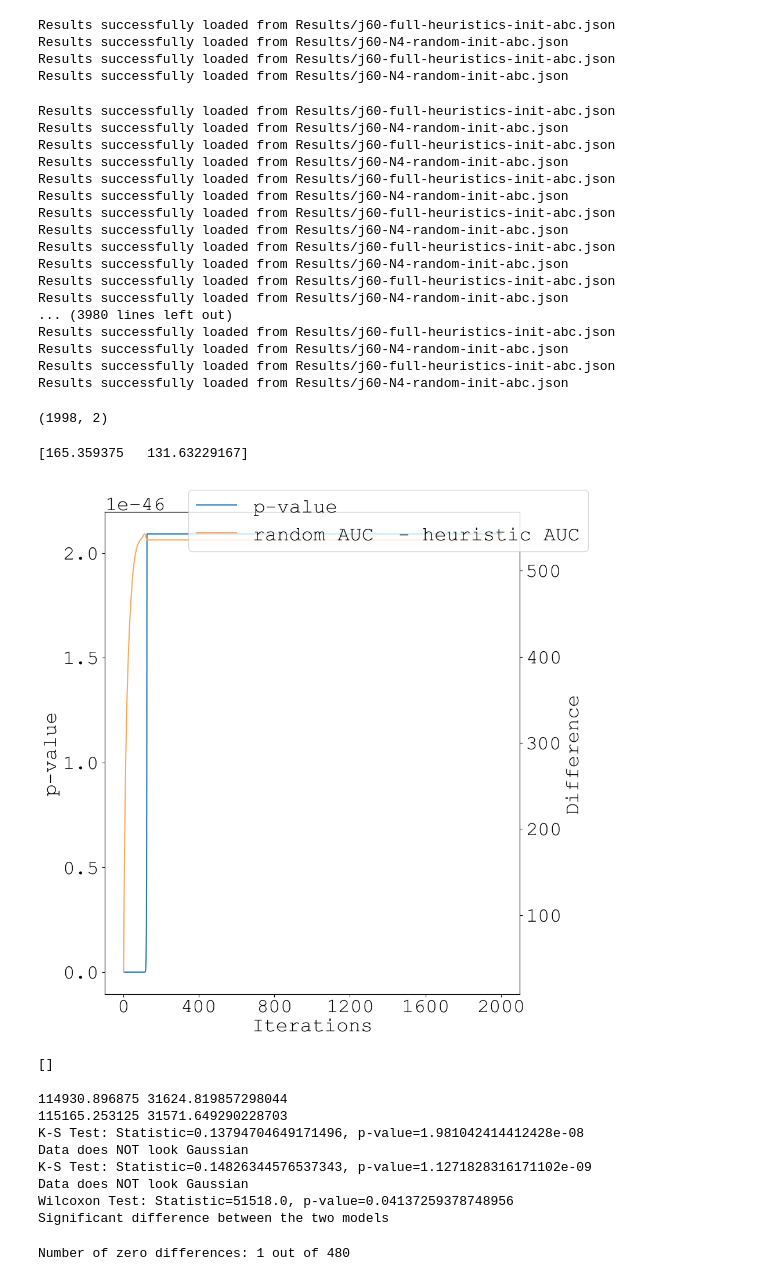
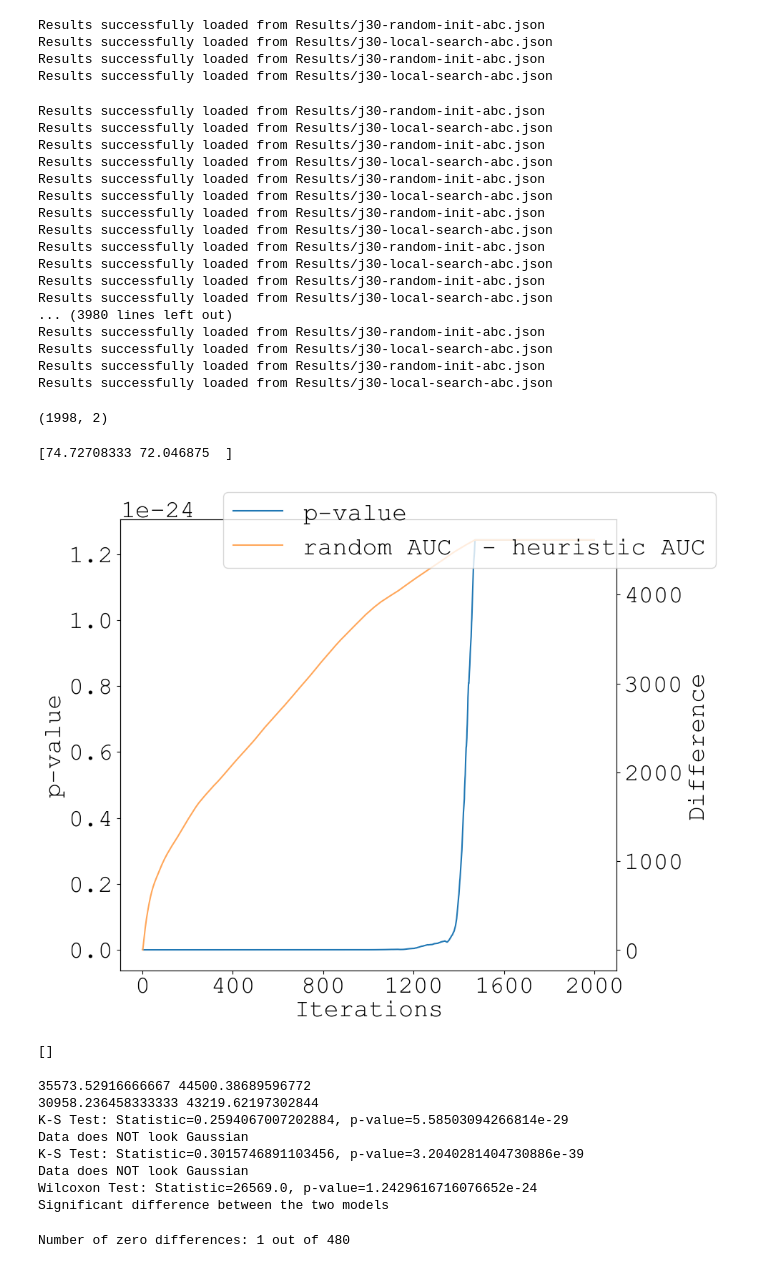
Before and after one commit to Pablof27/GS-ABC, a Jupyter notebook: AnalisisResultados.ipynb, the cells around one changed output. Cells and saved outputs as stored; diff of their text form; code cells hidden in the pictures.

Commit message:
local search experimentation

```diff
--- a/AnalisisResultados.ipynb
+++ b/AnalisisResultados.ipynb
@@ -121,16 +96,16 @@ Maximum desviation: 100
 # %%
-dataset = "j60"
-filename1 = f"Results/{dataset}-full-heuristics-init-abc.json"
-filename2 = f"Results/{dataset}-N4-random-init-abc.json"
+dataset = "j30"
+filename1 = f"Results/{dataset}-random-init-abc.json"
+filename2 = f"Results/{dataset}-local-search-abc.json"
 data1 = desviations(filename=filename1)
 data2 = desviations(filename=filename2)
-convergence1 = auc_data(filename=filename1, cycles=750)
-convergence2 = auc_data(filename=filename2, cycles=750)
+convergence1 = auc_data(filename=filename1)
+convergence2 = auc_data(filename=filename2)
 # %% [output]
-Results successfully loaded from Results/j60-full-heuristics-init-abc.json
-Results successfully loaded from Results/j60-N4-random-init-abc.json
-Results successfully loaded from Results/j60-full-heuristics-init-abc.json
-Results successfully loaded from Results/j60-N4-random-init-abc.json
+Results successfully loaded from Results/j30-random-init-abc.json
+Results successfully loaded from Results/j30-local-search-abc.json
+Results successfully loaded from Results/j30-random-init-abc.json
+Results successfully loaded from Results/j30-local-search-abc.json
 # %%
 cycles = np.arange(2, 2000)
 auc_evolution = []
@@ -139,23 +114,23 @@ for cycle in cycles:
     auc2 = auc_data(filename=filename2, cycles=cycle)
     auc_evolution.append((auc1, auc2))
 # %% [output]
-Results successfully loaded from Results/j60-full-heuristics-init-abc.json
-Results successfully loaded from Results/j60-N4-random-init-abc.json
-Results successfully loaded from Results/j60-full-heuristics-init-abc.json
-Results successfully loaded from Results/j60-N4-random-init-abc.json
-Results successfully loaded from Results/j60-full-heuristics-init-abc.json
-Results successfully loaded from Results/j60-N4-random-init-abc.json
-Results successfully loaded from Results/j60-full-heuristics-init-abc.json
-Results successfully loaded from Results/j60-N4-random-init-abc.json
-Results successfully loaded from Results/j60-full-heuristics-init-abc.json
-Results successfully loaded from Results/j60-N4-random-init-abc.json
-Results successfully loaded from Results/j60-full-heuristics-init-abc.json
-Results successfully loaded from Results/j60-N4-random-init-abc.json
+Results successfully loaded from Results/j30-random-init-abc.json
+Results successfully loaded from Results/j30-local-search-abc.json
+Results successfully loaded from Results/j30-random-init-abc.json
+Results successfully loaded from Results/j30-local-search-abc.json
+Results successfully loaded from Results/j30-random-init-abc.json
+Results successfully loaded from Results/j30-local-search-abc.json
+Results successfully loaded from Results/j30-random-init-abc.json
+Results successfully loaded from Results/j30-local-search-abc.json
+Results successfully loaded from Results/j30-random-init-abc.json
+Results successfully loaded from Results/j30-local-search-abc.json
+Results successfully loaded from Results/j30-random-init-abc.json
+Results successfully loaded from Results/j30-local-search-abc.json
 ... (3980 lines left out)
-Results successfully loaded from Results/j60-full-heuristics-init-abc.json
-Results successfully loaded from Results/j60-N4-random-init-abc.json
-Results successfully loaded from Results/j60-full-heuristics-init-abc.json
-Results successfully loaded from Results/j60-N4-random-init-abc.json
+Results successfully loaded from Results/j30-random-init-abc.json
+Results successfully loaded from Results/j30-local-search-abc.json
+Results successfully loaded from Results/j30-random-init-abc.json
+Results successfully loaded from Results/j30-local-search-abc.json
 # %%
 auc_evolution = np.array(auc_evolution)
 auc_evolution_avg = np.average(auc_evolution, axis=2)
@@ -172,7 +147,7 @@ for samples in auc_evolution:
 print(auc_evolution_avg[0])
 p_values = np.array(pvalues)
 # %% [output]
-[165.359375   131.63229167]
+[74.72708333 72.046875  ]
 # %%
 import matplotlib.pyplot as plt
 # Sample data
@@ -185,38 +160,38 @@ diff = p_values - threshold
 crossings = np.where(np.diff(np.sign(diff)))[0]
 
 # Create a figure and axis
-fig, ax1 = plt.subplots(figsize=(10, 10))
+fig, ax1 = plt.subplots(figsize=(10, 8))
 
 color1 = '#1f77b4'  # blue from Tableau palette
 color2 = "#ffa75a"  # orange from Tableau palette
 
 # Plot the first dataset
 ax1.plot(x, y1, label='p-value', color=color1)
 ax1.set_xlabel('Iterations')
 ax1.set_ylabel('p-value')
 # ax1.set_yticks(np.arange(0.0, 0.11, 0.01))
 ax1.tick_params(axis='y')
 ax1.set_xticks(np.arange(0, 2001, 400))
 
 ax2 = ax1.twinx()
 ax2.plot(x, y2, color=color2, label='random AUC  - heuristic AUC')
 # ax2.plot(x, y3, color=color3, label='heuristic AUC')
 ax2.set_ylabel('Difference')
 ax2.tick_params(axis='y')
 
 for cross in crossings[:3]:
     plt.axvline(x=cross, linestyle='--', color='gray')
 
 fig.legend()
 plt.tight_layout()
 # Show the plot
 # plt.title("Population diversity")
-plt.savefig(f"../Assets/{dataset}-p-value.pdf")
+plt.savefig(f"../Assets/{dataset}-local-search-p-value.pdf")
 plt.show()
 
 print(crossings)
 # %% [output]
-[figure, old version]
+[figure, new version]
 []
 # %%
 data1 = convergence1
@@ -234,13 +209,13 @@ wilcoxon_ranked_test(data1, data2)
 # j60: 0.5382
 # j120: 0.1068
 # %% [output]
-114930.896875 31624.819857298044
-115165.253125 31571.649290228703
-K-S Test: Statistic=0.13794704649171496, p-value=1.981042414412428e-08
+35573.52916666667 44500.38689596772
+30958.236458333333 43219.62197302844
+K-S Test: Statistic=0.2594067007202884, p-value=5.58503094266814e-29
 Data does NOT look Gaussian
-K-S Test: Statistic=0.14826344576537343, p-value=1.1271828316171102e-09
+K-S Test: Statistic=0.3015746891103456, p-value=3.2040281404730886e-39
 Data does NOT look Gaussian
-Wilcoxon Test: Statistic=51518.0, p-value=0.04137259378748956
+Wilcoxon Test: Statistic=26569.0, p-value=1.2429616716076652e-24
 Significant difference between the two models
 # %%
 import matplotlib.pyplot as plt
```
Also changed, not shown: parts of 2 cells of this notebook, 1 other file.
